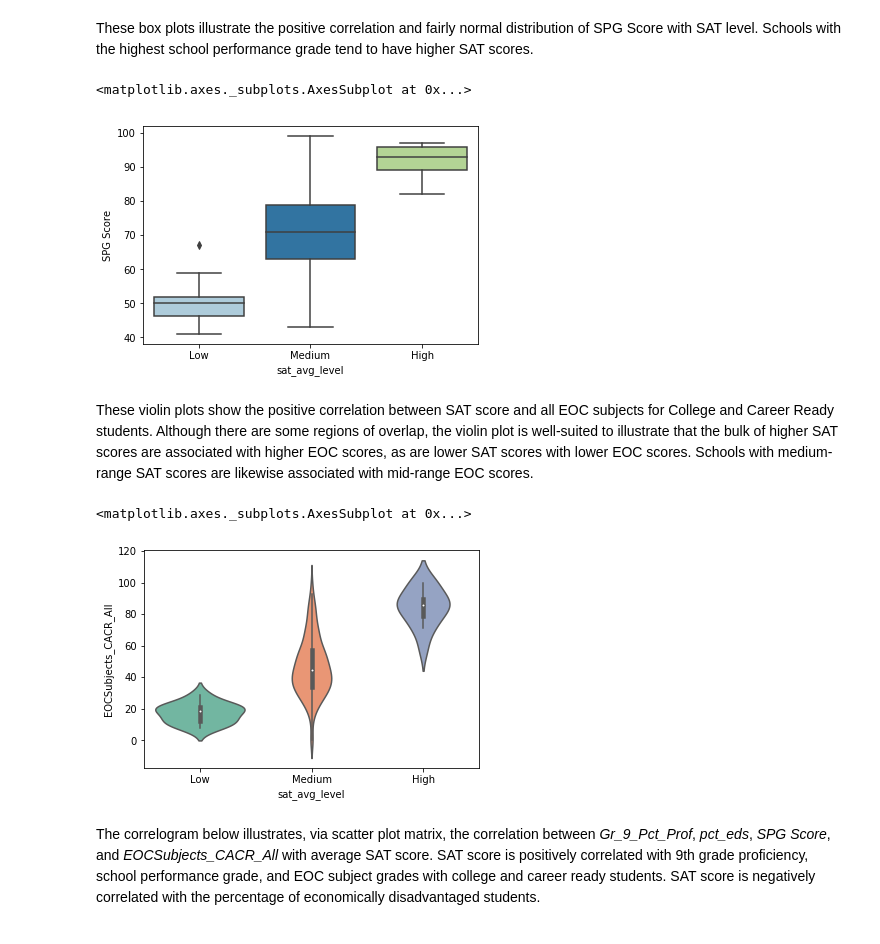
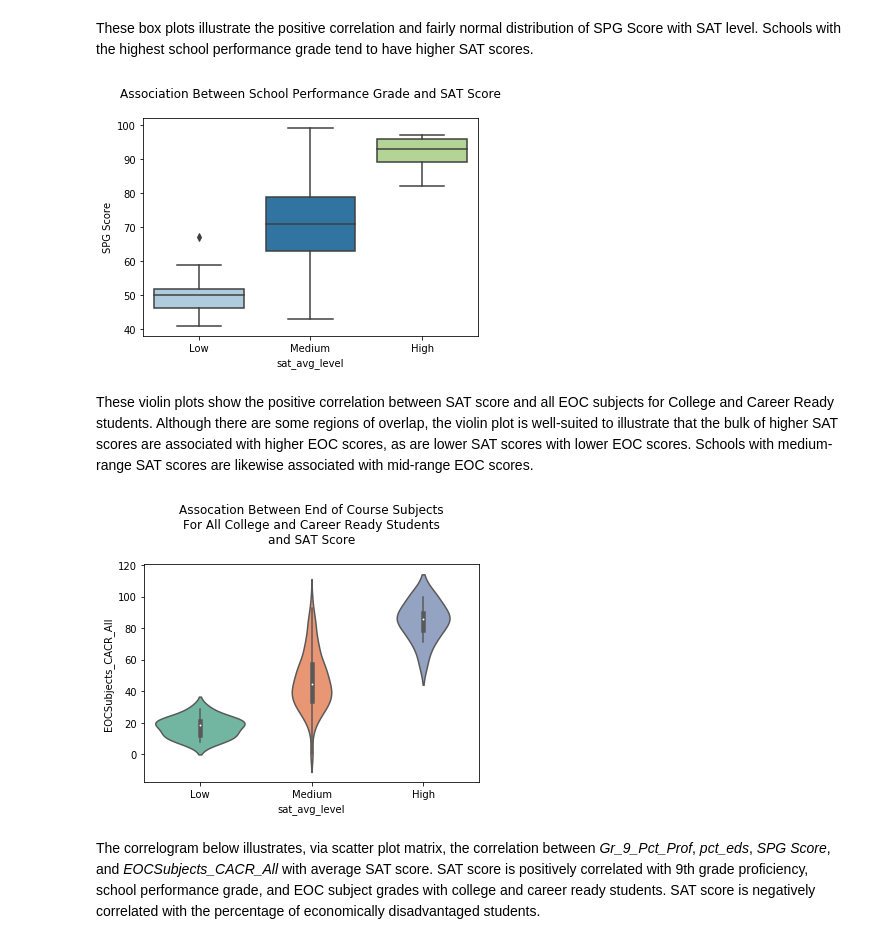
Before and after one commit to jeffweltman/MSDS7331, a Jupyter notebook: Jeff - NC Education - Data Quality and Explore Joint Attributes.ipynb, the cells around one changed output. Saved outputs shown, nothing was run; the diff lists cells and outputs as text; code cells hidden in the pictures.

```diff
--- a/Jeff - NC Education - Data Quality and Explore Joint Attributes.ipynb
+++ b/Jeff - NC Education - Data Quality and Explore Joint Attributes.ipynb
@@ -221,20 +236,24 @@ sns.stripplot(x="sat_avg_level", y="pct_eds",jitter=True, order=['Low','Medium',
 These box plots illustrate the positive correlation and fairly normal distribution of SPG Score with SAT level. Schools with the highest school performance grade tend to have higher SAT scores.
 # %%
 import seaborn as sns
+import matplotlib.pyplot as ply
 
-sns.boxplot(x="sat_avg_level", y="SPG Score", order=['Low','Medium','High'], data=ml_hs_2017_final, palette="Paired")
+sat_SPG = sns.boxplot(x="sat_avg_level", y="SPG Score", order=['Low','Medium','High'], data=ml_hs_2017_final, palette="Paired")
+sat_SPG.set_title("Association Between School Performance Grade and SAT Score\n")
+ply.show()
 # %% [output]
-<matplotlib.axes._subplots.AxesSubplot at 0x...>
-[figure, old version]
+[figure, new version]
 # %% [markdown]
 These violin plots show the positive correlation between SAT score and all EOC subjects for College and Career Ready students. Although there are some regions of overlap, the violin plot is well-suited to illustrate that the bulk of higher SAT scores are associated with higher EOC scores, as are lower SAT scores with lower EOC scores. Schools with medium-range SAT scores are likewise associated with mid-range EOC scores.
 # %%
 import seaborn as sns
+import matplotlib.pyplot as ply
 
-sns.violinplot(x="sat_avg_level", y="EOCSubjects_CACR_All", order=['Low','Medium','High'], data=ml_hs_2017_final, palette="Set2")
+sat_eoc_cacr = sns.violinplot(x="sat_avg_level", y="EOCSubjects_CACR_All", order=['Low','Medium','High'], data=ml_hs_2017_final, palette="Set2")
+sat_eoc_cacr.set_title("Assocation Between End of Course Subjects\nFor All College and Career Ready Students\nand SAT Score\n")
+ply.show()
 # %% [output]
-<matplotlib.axes._subplots.AxesSubplot at 0x...>
-[figure, old version]
+[figure, new version]
 # %% [markdown]
 The correlogram below illustrates, via scatter plot matrix, the correlation between *Gr_9_Pct_Prof*, *pct_eds*, *SPG Score*, and *EOCSubjects_CACR_All* with average SAT score. SAT score is positively correlated with 9th grade proficiency, school performance grade, and EOC subject grades with college and career ready students. SAT score is negatively correlated with the percentage of economically disadvantaged students.
 # %%
```
Also changed, not shown: parts of 9 cells of this notebook.
